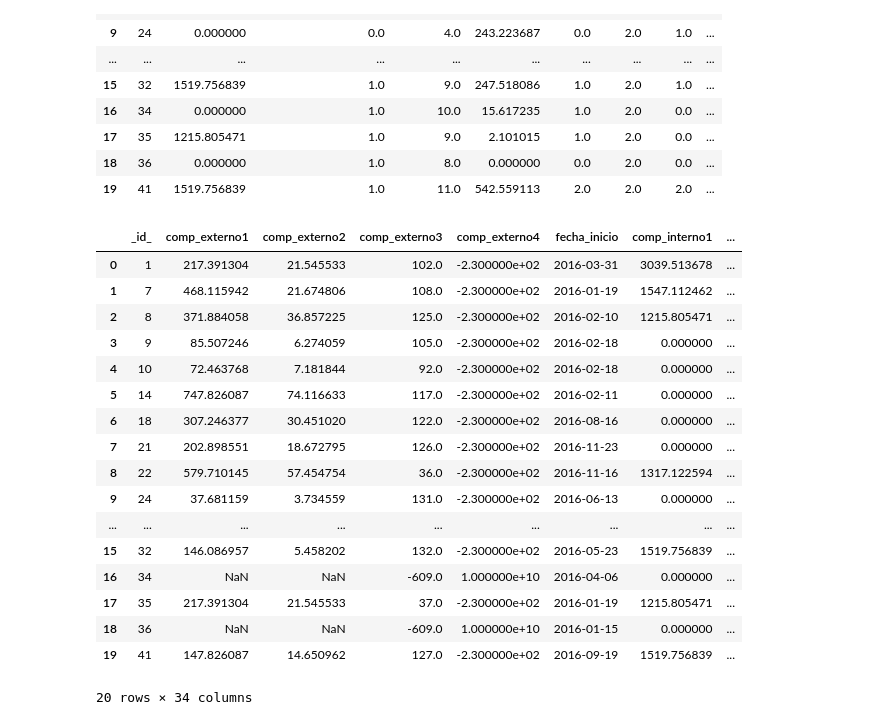
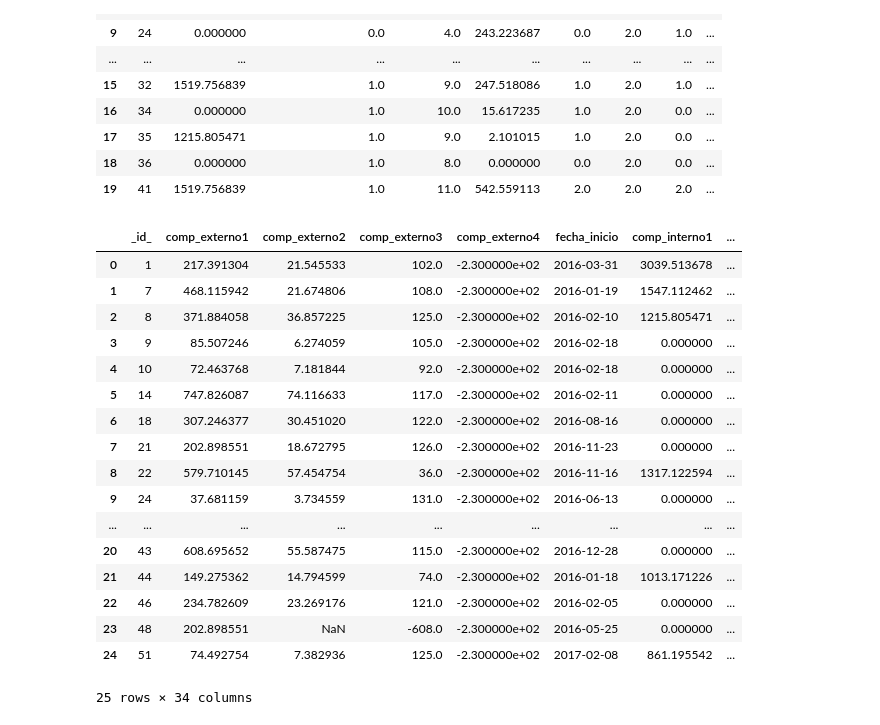
Before and after one commit to BrianPgz/HomeWork1_ML, a Jupyter notebook: Ejercicio1.ipynb, the cells around one changed output. Drawn from its saved outputs; the diff is of its cells as text; code cells hidden in the pictures.

```diff
--- a/Ejercicio1.ipynb
+++ b/Ejercicio1.ipynb
@@ -1115,23 +1117,23 @@ base_criterios.head(20)
 # %%
 #Juntamos la base con todos los datos y agregamos la respuesta de dar un credito o no, donde 1 = si y 0 = no
 base_general_4['Respuesta']=base_criterios['Resultado']
-base_general_4.head(20)
+base_general_4.head(25)
 # %% [output]
 |  | _id_ | comp_externo1 | comp_externo2 | comp_externo3 | comp_externo4 | fecha_inicio | comp_interno1 | ... |
 | 0 | 1 | 217.391304 | 21.545533 | 102.0 | -2.300000e+02 | 2016-03-31 | 3039.513678 | ... |
 | 1 | 7 | 468.115942 | 21.674806 | 108.0 | -2.300000e+02 | 2016-01-19 | 1547.112462 | ... |
 | 2 | 8 | 371.884058 | 36.857225 | 125.0 | -2.300000e+02 | 2016-02-10 | 1215.805471 | ... |
 | 3 | 9 | 85.507246 | 6.274059 | 105.0 | -2.300000e+02 | 2016-02-18 | 0.000000 | ... |
 | 4 | 10 | 72.463768 | 7.181844 | 92.0 | -2.300000e+02 | 2016-02-18 | 0.000000 | ... |
 | 5 | 14 | 747.826087 | 74.116633 | 117.0 | -2.300000e+02 | 2016-02-11 | 0.000000 | ... |
 | 6 | 18 | 307.246377 | 30.451020 | 122.0 | -2.300000e+02 | 2016-08-16 | 0.000000 | ... |
 | 7 | 21 | 202.898551 | 18.672795 | 126.0 | -2.300000e+02 | 2016-11-23 | 0.000000 | ... |
 | 8 | 22 | 579.710145 | 57.454754 | 36.0 | -2.300000e+02 | 2016-11-16 | 1317.122594 | ... |
 | 9 | 24 | 37.681159 | 3.734559 | 131.0 | -2.300000e+02 | 2016-06-13 | 0.000000 | ... |
 | ... | ... | ... | ... | ... | ... | ... | ... | ... |
-| 15 | 32 | 146.086957 | 5.458202 | 132.0 | -2.300000e+02 | 2016-05-23 | 1519.756839 | ... |
-| 16 | 34 | NaN | NaN | -609.0 | 1.000000e+10 | 2016-04-06 | 0.000000 | ... |
-| 17 | 35 | 217.391304 | 21.545533 | 37.0 | -2.300000e+02 | 2016-01-19 | 1215.805471 | ... |
-| 18 | 36 | NaN | NaN | -609.0 | 1.000000e+10 | 2016-01-15 | 0.000000 | ... |
-| 19 | 41 | 147.826087 | 14.650962 | 127.0 | -2.300000e+02 | 2016-09-19 | 1519.756839 | ... |
+| 20 | 43 | 608.695652 | 55.587475 | 115.0 | -2.300000e+02 | 2016-12-28 | 0.000000 | ... |
+| 21 | 44 | 149.275362 | 14.794599 | 74.0 | -2.300000e+02 | 2016-01-18 | 1013.171226 | ... |
+| 22 | 46 | 234.782609 | 23.269176 | 121.0 | -2.300000e+02 | 2016-02-05 | 0.000000 | ... |
+| 23 | 48 | 202.898551 | NaN | -608.0 | -2.300000e+02 | 2016-05-25 | 0.000000 | ... |
+| 24 | 51 | 74.492754 | 7.382936 | 125.0 | -2.300000e+02 | 2017-02-08 | 861.195542 | ... |
-20 rows × 34 columns
+25 rows × 34 columns
```
Also changed, not shown: parts of 4 cells of this notebook.
